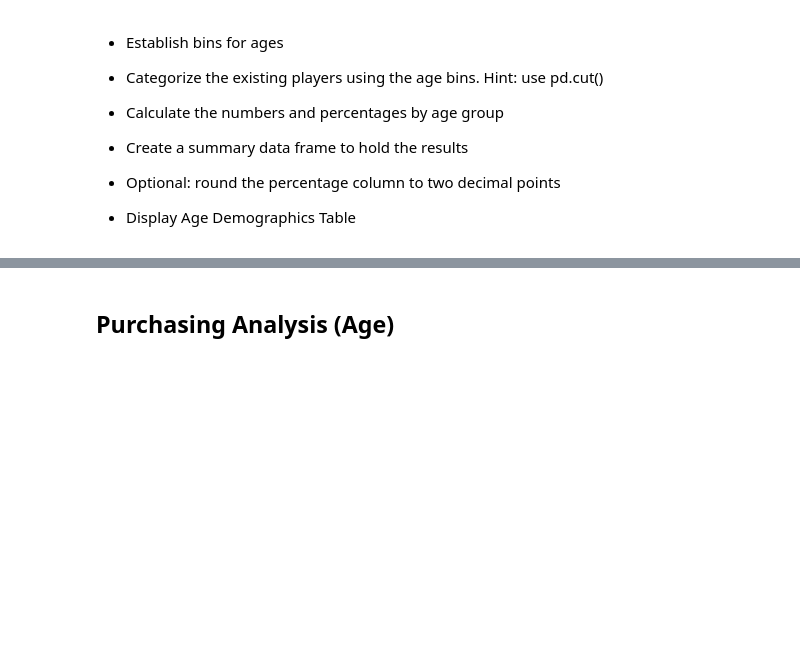
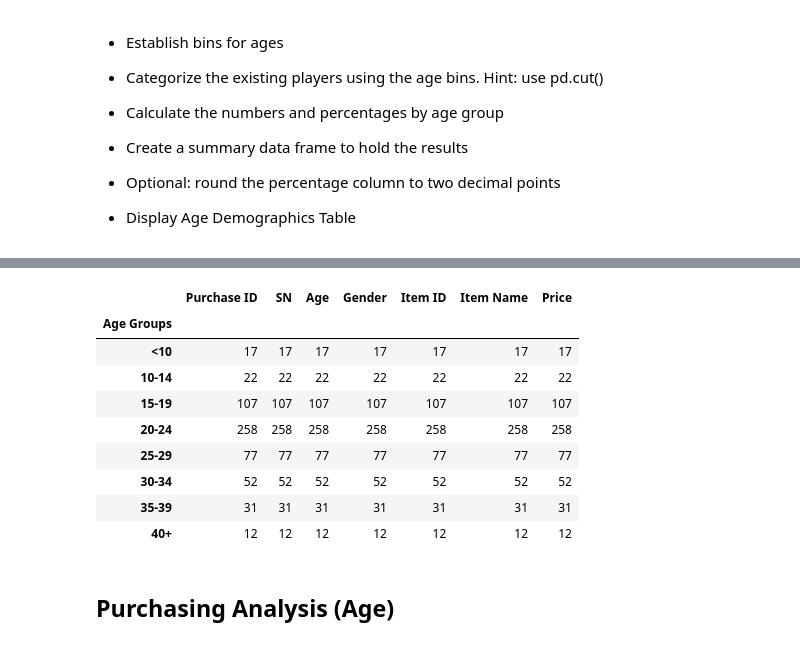
Before and after one commit to Krigerprinsesse/pandas, a Jupyter notebook: HeroesOfPymoli_starter.ipynb, the cells around one changed output, grey strips where cells are left out. Cells and saved outputs as stored; diff of their text form; code cells hidden in the pictures; blank space fills up the shorter version.

```diff
--- a/HeroesOfPymoli_starter.ipynb
+++ b/HeroesOfPymoli_starter.ipynb
@@ -131,0 +181,7 @@ ave_price =
+# %%
+age_bins = [0,9,14,19,24,29,34,39,float("inf")]
+bin_names = ["<10","10-14","15-19","20-24","25-29","30-34","35-39","40+"]
+
+
+purchase_data["Age Groups"] = pd.cut(purchase_data["Age"], age_bins, labels=bin_names)
+purchase_data.head()
@@ -132,3 +195,18 @@ ave_price =
+# %%
+age_dem_clean = purchase_data.drop_duplicates(["SN"])
+age_group = age_dem_clean.groupby(["Age Groups"])
+age_group.count()
+# %% [output]
+|  | Purchase ID | SN | Age | Gender | Item ID | Item Name | Price |
+| Age Groups |  |  |  |  |  |  |  |
+| <10 | 17 | 17 | 17 | 17 | 17 | 17 | 17 |
+| 10-14 | 22 | 22 | 22 | 22 | 22 | 22 | 22 |
+| 15-19 | 107 | 107 | 107 | 107 | 107 | 107 | 107 |
+| 20-24 | 258 | 258 | 258 | 258 | 258 | 258 | 258 |
+| 25-29 | 77 | 77 | 77 | 77 | 77 | 77 | 77 |
+| 30-34 | 52 | 52 | 52 | 52 | 52 | 52 | 52 |
+| 35-39 | 31 | 31 | 31 | 31 | 31 | 31 | 31 |
+| 40+ | 12 | 12 | 12 | 12 | 12 | 12 | 12 |
 # %% [markdown]
 ## Purchasing Analysis (Age)
 # %% [markdown]
```
Also changed, not shown: parts of 12 cells of this notebook.
